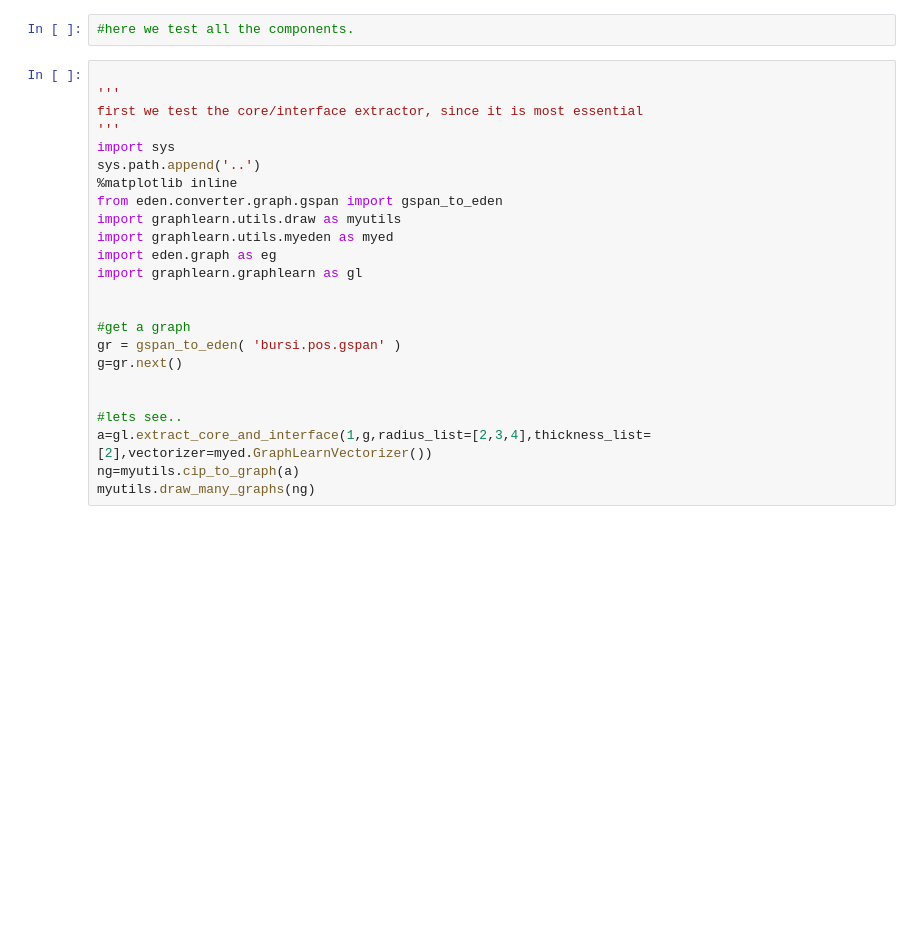
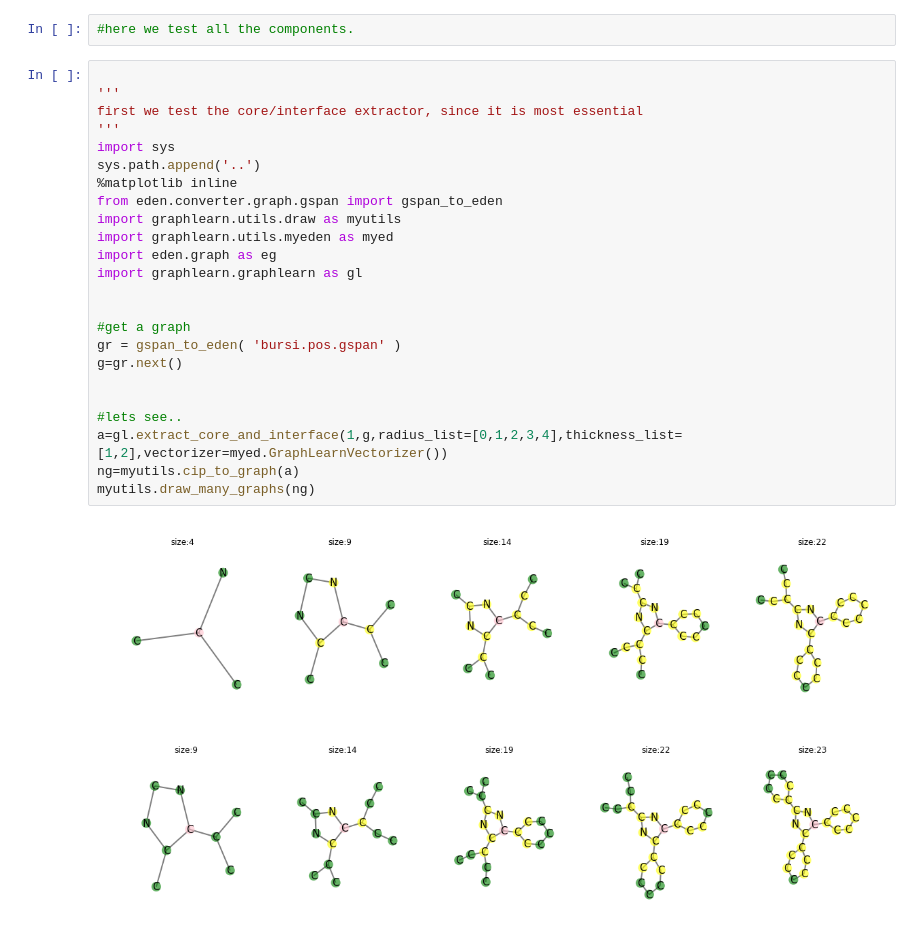
Before and after one commit to fabriziocosta/GraphLearn, a Jupyter notebook: example/Example.ipynb, the cells around one changed output. Cells and saved outputs as stored; diff of their text form; blank space fills up the shorter version.

```diff
--- a/example/Example.ipynb
+++ b/example/Example.ipynb
@@ -3,27 +3,30 @@
 # %%
 
 '''
 first we test the core/interface extractor, since it is most essential
 '''
 import sys
 sys.path.append('..')
 %matplotlib inline
 from eden.converter.graph.gspan import gspan_to_eden
 import graphlearn.utils.draw as myutils
 import graphlearn.utils.myeden as myed
 import eden.graph as eg
 import graphlearn.graphlearn as gl
 
 
 #get a graph
 gr = gspan_to_eden( 'bursi.pos.gspan' )
 g=gr.next()
 
 
 #lets see..
-a=gl.extract_core_and_interface(1,g,radius_list=[2,3,4],thickness_list=[2],vectorizer=myed.GraphLearnVectorizer())
+a=gl.extract_core_and_interface(1,g,radius_list=[0,1,2,3,4],thickness_list=[1,2],vectorizer=myed.GraphLearnVectorizer())
 ng=myutils.cip_to_graph(a)
 myutils.draw_many_graphs(ng)
+# %% [output]
+[figure, added]
+[figure, added]
 # %%
 '''
 demonstrating more extract core
```
Also changed, not shown: parts of 14 cells of this notebook, 4 other files.
